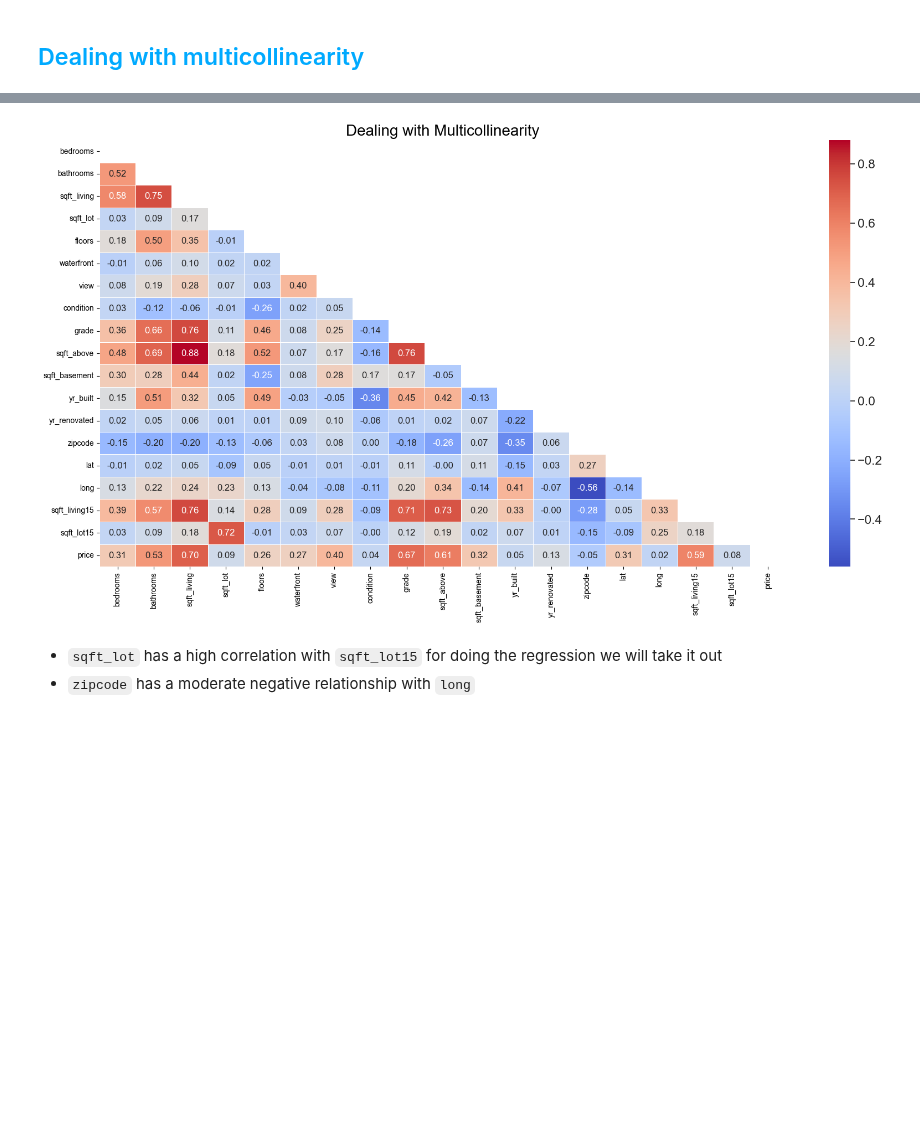
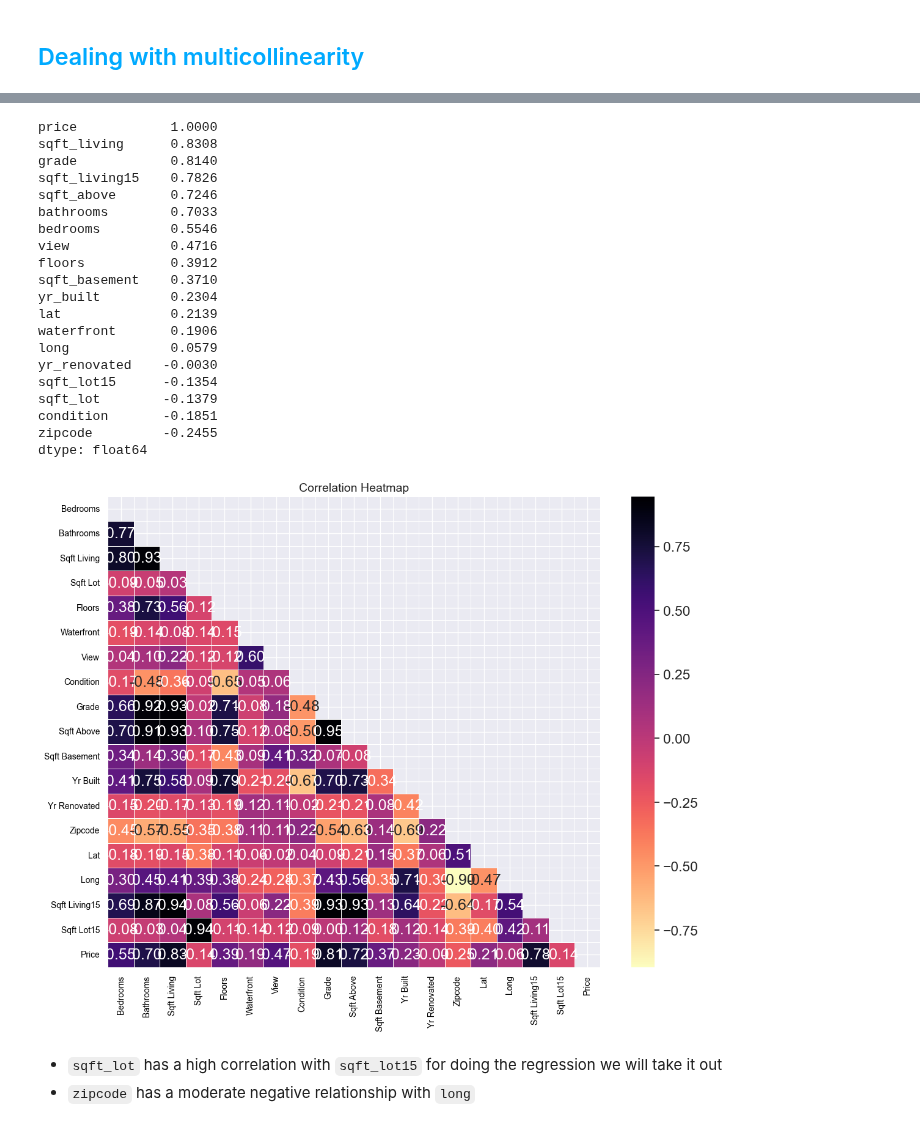
Before and after one commit to martaverfer/mini-project-ironkaggle, a Jupyter notebook: notebooks/xgboost_reg.ipynb, the cells around one changed output, grey strips where cells are left out. Saved outputs shown, nothing was run; the diff lists cells and outputs as text; code cells hidden in the pictures; blank space fills up the shorter version.

```diff
--- a/notebooks/xgboost_reg.ipynb
+++ b/notebooks/xgboost_reg.ipynb
@@ -85,18 +86,29 @@ num_df.head(5)
 # %%
 num_corr = round(num_df.corr(), 2)
-# %%
-# Correlation Matrix-Heatmap Plot
-mask = np.zeros_like(num_corr)
-mask[np.triu_indices_from(mask)] = True # optional, to hide repeat half of the matrix
-
-f, ax = plt.subplots(figsize=(20, 10))
-sns.set(font_scale=1.5) # increase font size
-
-ax = sns.heatmap(num_corr, mask=mask, annot=True, annot_kws={"size": 12}, linewidths=.5, cmap="coolwarm", fmt=".2f", ax=ax) # round to 2 decimal places
-ax.set_title("Dealing with Multicollinearity", fontsize=20) # add title
-plt.show()
-# %% [output]
-[figure, removed]
+# %%
+corr_heatmap(num_corr)
+# %% [output]
+price            1.0000
+sqft_living      0.8308
+grade            0.8140
+sqft_living15    0.7826
+sqft_above       0.7246
+bathrooms        0.7033
+bedrooms         0.5546
+view             0.4716
+floors           0.3912
+sqft_basement    0.3710
+yr_built         0.2304
+lat              0.2139
+waterfront       0.1906
+long             0.0579
+yr_renovated    -0.0030
+sqft_lot15      -0.1354
+sqft_lot        -0.1379
+condition       -0.1851
+zipcode         -0.2455
+dtype: float64
+[figure, added]
 # %% [markdown]
 - `sqft_lot` has a high correlation with `sqft_lot15` for doing the regression we will take it out
 - `zipcode` has a moderate negative relationship with `long`
```
Also changed, not shown: parts of 4 cells of this notebook, 2 other files.
